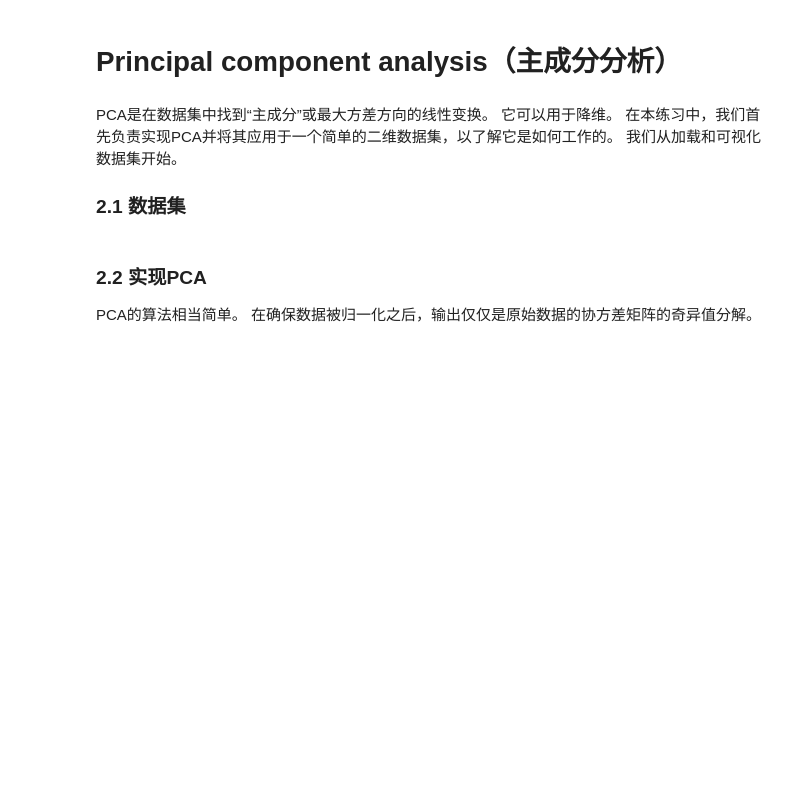
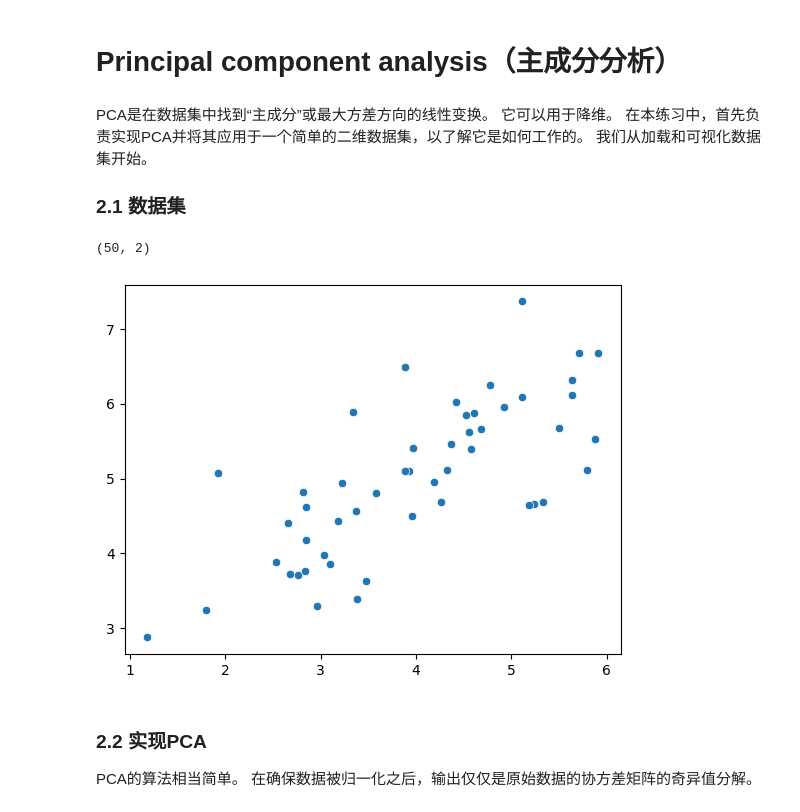
Before and after one commit to 66666-visit/Machine-learning, a Jupyter notebook: 聚类算法/PCA主成分分析/ex7.PCA .ipynb, the cells around one changed output. Saved outputs shown, nothing was run; the diff lists cells and outputs as text; code cells hidden in the pictures; blank space fills up the shorter version.

```diff
--- a/聚类算法/PCA主成分分析/ex7.PCA .ipynb
+++ b/聚类算法/PCA主成分分析/ex7.PCA .ipynb
@@ -1,7 +1,7 @@
 # %% [markdown]
 #  Principal component analysis（主成分分析）
 # %% [markdown]
-PCA是在数据集中找到“主成分”或最大方差方向的线性变换。 它可以用于降维。 在本练习中，我们首先负责实现PCA并将其应用于一个简单的二维数据集，以了解它是如何工作的。 我们从加载和可视化数据集开始。
+PCA是在数据集中找到“主成分”或最大方差方向的线性变换。 它可以用于降维。 在本练习中，首先负责实现PCA并将其应用于一个简单的二维数据集，以了解它是如何工作的。 我们从加载和可视化数据集开始。
 
 ### 2.1 数据集
 # %%
@@ -14,10 +14,12 @@ import scipy.io as sio
 data = sio.loadmat('D:\\机器学习\\聚类算法\\PCA主成分分析\\ex7data1.mat')
 # %%
 X = data['X']
-
-fig, ax = plt.subplots()
-ax.scatter(X[:, 0], X[:, 1])
+print(X.shape)
+sns.scatterplot(x = X[:,0] , y = X[:,1])
 plt.show()
+# %% [output]
+(50, 2)
+[figure, added]
 # %% [markdown]
 ### 2.2 实现PCA
 
```
Also changed, not shown: parts of 8 cells of this notebook.
